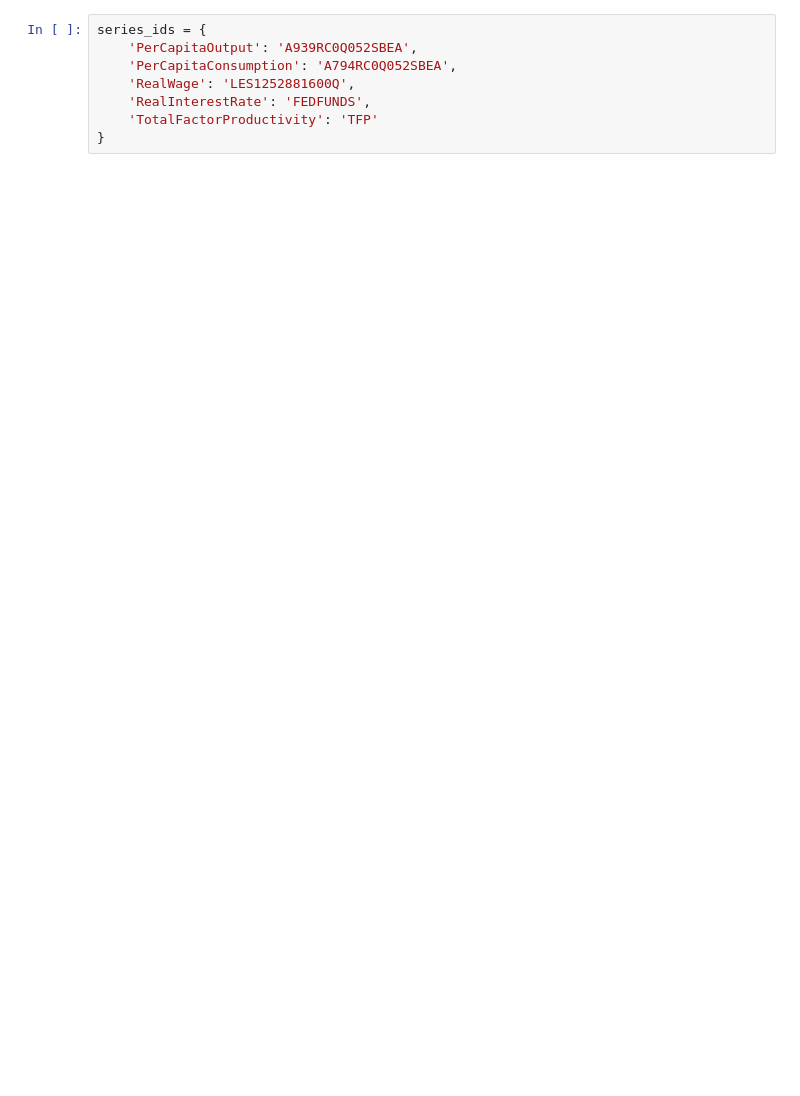
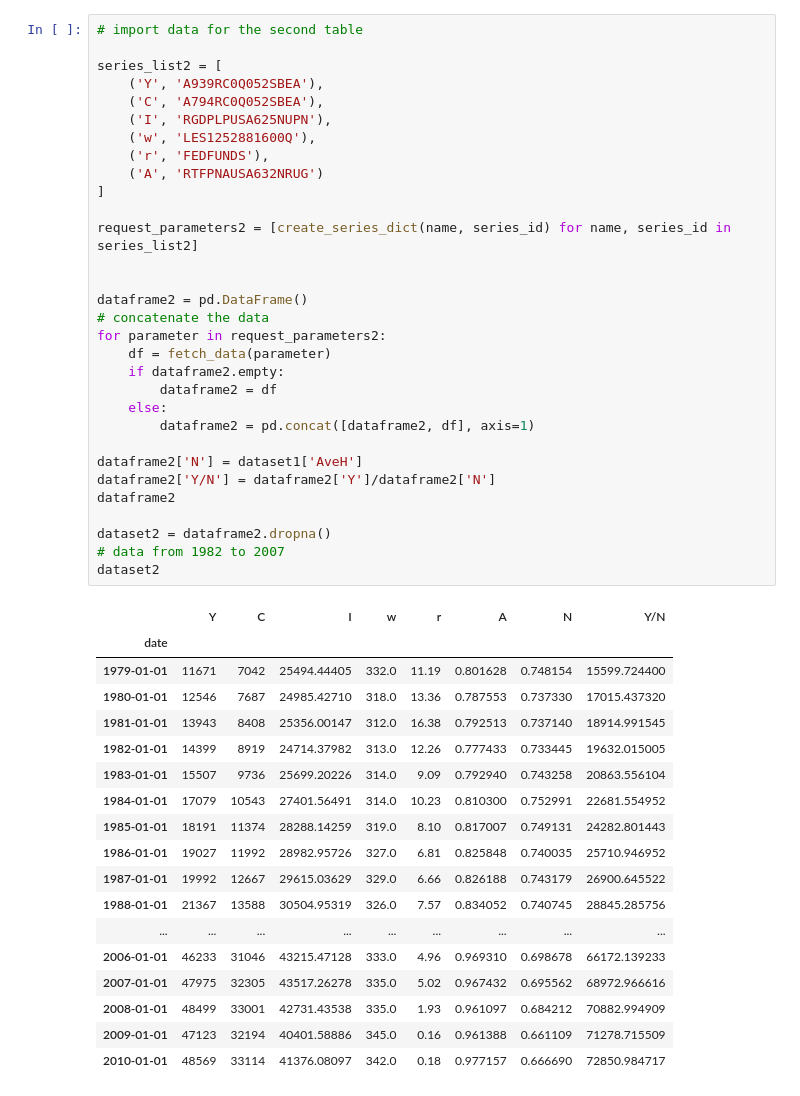
Before and after one commit to chiesastefano/demA1, a Jupyter notebook: jupyter/presentation.ipynb, the cells around one changed output. Drawn from its saved outputs; the diff is of its cells as text; blank space fills up the shorter version.

```diff
--- a/jupyter/presentation.ipynb
+++ b/jupyter/presentation.ipynb
@@ -183,11 +136,53 @@ table1
 | AveW | 0.995252 | 0.995148 | 0.994857 | 0.994162 | 0.993219 | 0.993012 | 0.992738 | 0.992388 | 0.993354 | 0.583056 |
 | GDP/L | 0.988295 | 0.990481 | 0.99224 | 0.99373 | 0.99417 | 0.994016 | 0.995472 | 0.996699 | 0.997268 | 0.226308 |
 | AveH | -0.881602 | -0.883717 | -0.879279 | -0.875903 | -0.876424 | -0.889888 | -0.908078 | -0.924259 | -0.930663 | 0.065301 |
-# %%
-series_ids = {
-    'PerCapitaOutput': 'A939RC0Q052SBEA',
-    'PerCapitaConsumption': 'A794RC0Q052SBEA',
-    'RealWage': 'LES1252881600Q',
-    'RealInterestRate': 'FEDFUNDS',
-    'TotalFactorProductivity': 'TFP'
-}
+# %%
+# import data for the second table
+
+series_list2 = [
+    ('Y', 'A939RC0Q052SBEA'),
+    ('C', 'A794RC0Q052SBEA'),
+    ('I', 'RGDPLPUSA625NUPN'),
+    ('w', 'LES1252881600Q'),
+    ('r', 'FEDFUNDS'),
+    ('A', 'RTFPNAUSA632NRUG')
+]
+
+request_parameters2 = [create_series_dict(name, series_id) for name, series_id in series_list2]
+
+
+dataframe2 = pd.DataFrame()
+# concatenate the data
+for parameter in request_parameters2:
+    df = fetch_data(parameter)
+    if dataframe2.empty:
+        dataframe2 = df
+    else:
+        dataframe2 = pd.concat([dataframe2, df], axis=1)
+
+dataframe2['N'] = dataset1['AveH']
+dataframe2['Y/N'] = dataframe2['Y']/dataframe2['N']
+dataframe2
+
+dataset2 = dataframe2.dropna()
+# data from 1982 to 2007
+dataset2
+# %% [output]
+|  | Y | C | I | w | r | A | N | Y/N |
+| date |  |  |  |  |  |  |  |  |
+| 1979-01-01 | 11671 | 7042 | 25494.44405 | 332.0 | 11.19 | 0.801628 | 0.748154 | 15599.724400 |
+| 1980-01-01 | 12546 | 7687 | 24985.42710 | 318.0 | 13.36 | 0.787553 | 0.737330 | 17015.437320 |
+| 1981-01-01 | 13943 | 8408 | 25356.00147 | 312.0 | 16.38 | 0.792513 | 0.737140 | 18914.991545 |
+| 1982-01-01 | 14399 | 8919 | 24714.37982 | 313.0 | 12.26 | 0.777433 | 0.733445 | 19632.015005 |
+| 1983-01-01 | 15507 | 9736 | 25699.20226 | 314.0 | 9.09 | 0.792940 | 0.743258 | 20863.556104 |
+| 1984-01-01 | 17079 | 10543 | 27401.56491 | 314.0 | 10.23 | 0.810300 | 0.752991 | 22681.554952 |
+| 1985-01-01 | 18191 | 11374 | 28288.14259 | 319.0 | 8.10 | 0.817007 | 0.749131 | 24282.801443 |
+| 1986-01-01 | 19027 | 11992 | 28982.95726 | 327.0 | 6.81 | 0.825848 | 0.740035 | 25710.946952 |
+| 1987-01-01 | 19992 | 12667 | 29615.03629 | 329.0 | 6.66 | 0.826188 | 0.743179 | 26900.645522 |
+| 1988-01-01 | 21367 | 13588 | 30504.95319 | 326.0 | 7.57 | 0.834052 | 0.740745 | 28845.285756 |
+| ... | ... | ... | ... | ... | ... | ... | ... | ... |
+| 2006-01-01 | 46233 | 31046 | 43215.47128 | 333.0 | 4.96 | 0.969310 | 0.698678 | 66172.139233 |
+| 2007-01-01 | 47975 | 32305 | 43517.26278 | 335.0 | 5.02 | 0.967432 | 0.695562 | 68972.966616 |
+| 2008-01-01 | 48499 | 33001 | 42731.43538 | 335.0 | 1.93 | 0.961097 | 0.684212 | 70882.994909 |
+| 2009-01-01 | 47123 | 32194 | 40401.58886 | 345.0 | 0.16 | 0.961388 | 0.661109 | 71278.715509 |
+| 2010-01-01 | 48569 | 33114 | 41376.08097 | 342.0 | 0.18 | 0.977157 | 0.666690 | 72850.984717 |
```
Also changed, not shown: parts of 5 cells of this notebook, 1 other file.
